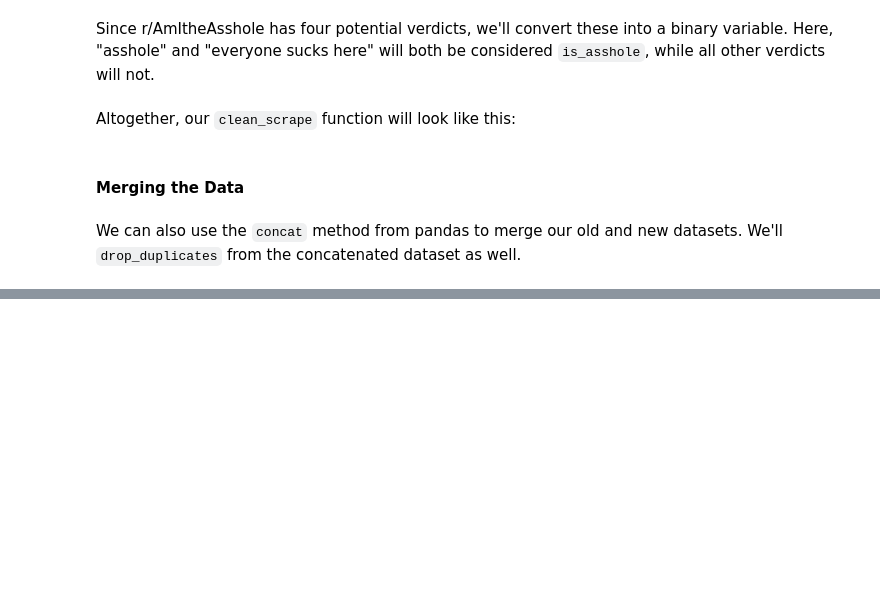
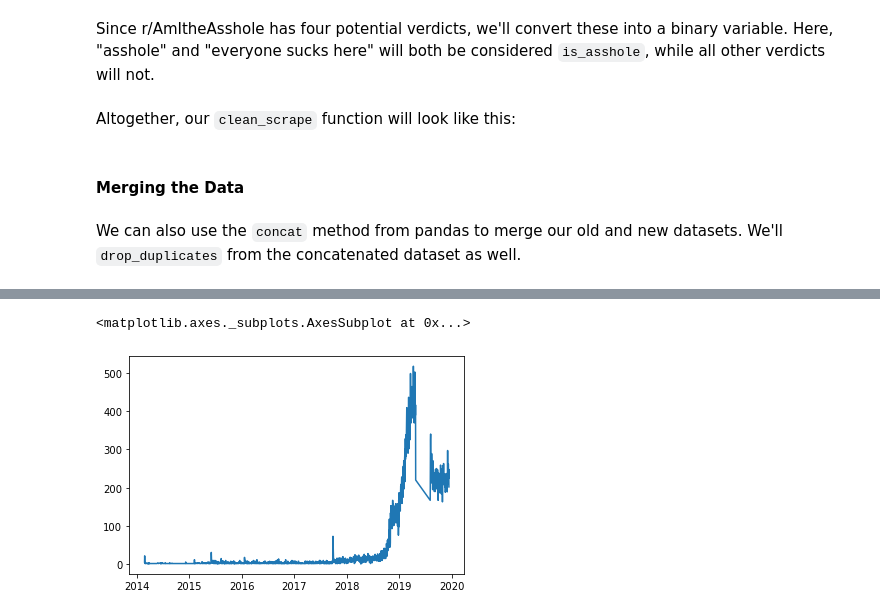
Before and after one commit to nealcaren/Text-Mining-with-Python-Notebooks, a Jupyter notebook: Notebooks/scraping-reddit-with-praw.ipynb, the cells around one changed output, grey strips where cells are left out. Drawn from its saved outputs; the diff is of its cells as text; code cells hidden in the pictures; blank space fills up the shorter version.

Commit message:
good news: got code to run, bad news: didn't do what I'd like

```diff
--- a/Notebooks/scraping-reddit-with-praw.ipynb
+++ b/Notebooks/scraping-reddit-with-praw.ipynb
@@ -343,0 +565,2 @@ print("There are now " +  str(len(grand)) + " cleaned posts.")
+# %%
+grand = pd.read_csv("aita_clean.csv")
@@ -343,0 +583,2 @@ print("There are now " +  str(len(grand)) + " cleaned posts.")
+# %%
+grand['timestamp'] = pd.to_datetime(grand['timestamp'], unit='s')
@@ -343,0 +595,7 @@ print("There are now " +  str(len(grand)) + " cleaned posts.")
+# %%
+# Not what I'd like to see...
+
+grand['timestamp'].dt.date.value_counts().plot()
+# %% [output]
+<matplotlib.axes._subplots.AxesSubplot at 0x...>
+[figure, added]
```
Also changed, not shown: parts of 42 cells of this notebook.
